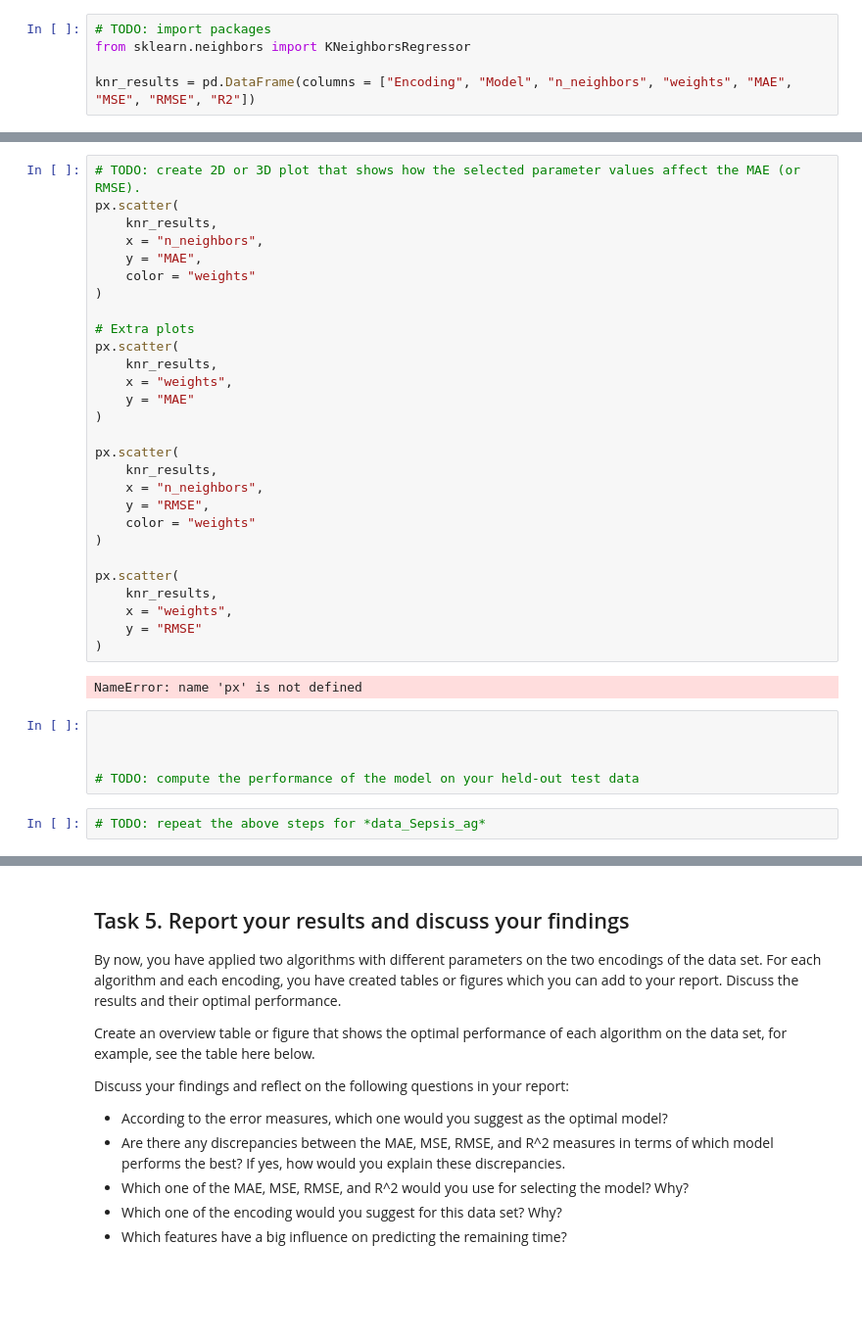
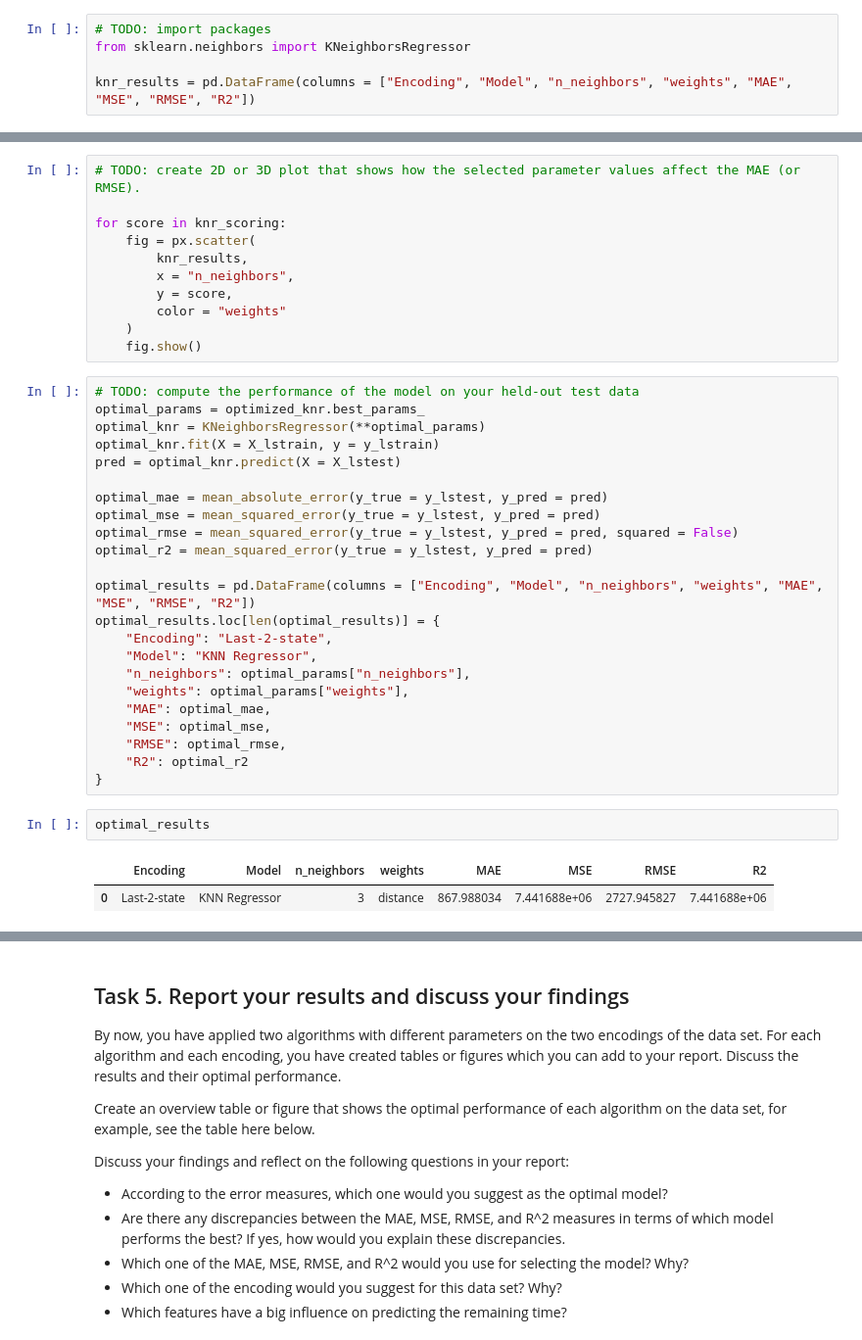
Before and after one commit to MacSuperior/APML-2, a Jupyter notebook: daniel-exploration2.ipynb, the cells around one changed output, grey strips where cells are left out. Shown: that part at 98% size. Saved outputs shown, nothing was run; the diff lists cells and outputs as text; blank space fills up the shorter version.

```diff
--- a/daniel-exploration2.ipynb
+++ b/daniel-exploration2.ipynb
@@ -535,37 +554,39 @@ NameError: name 'KFold' is not defined
 # %%
 # TODO: create 2D or 3D plot that shows how the selected parameter values affect the MAE (or RMSE).
-px.scatter(
-    knr_results,
-    x = "n_neighbors",
-    y = "MAE",
-    color = "weights"
-)
 
-# Extra plots
-px.scatter(
-    knr_results,
-    x = "weights",
-    y = "MAE"
-)
-
-px.scatter(
-    knr_results,
-    x = "n_neighbors",
-    y = "RMSE",
-    color = "weights"
-)
-
-px.scatter(
-    knr_results,
-    x = "weights",
-    y = "RMSE"
-)
+for score in knr_scoring:
+    fig = px.scatter(
+        knr_results,
+        x = "n_neighbors",
+        y = score,
+        color = "weights"
+    )
+    fig.show()
-# %% [output]
-NameError: name 'px' is not defined
-# %%
-
-
-
-# TODO: compute the performance of the model on your held-out test data
-# %%
-# TODO: repeat the above steps for *data_Sepsis_ag*
+# %%
+# TODO: compute the performance of the model on your held-out test data
+optimal_params = optimized_knr.best_params_
+optimal_knr = KNeighborsRegressor(**optimal_params)
+optimal_knr.fit(X = X_lstrain, y = y_lstrain)
+pred = optimal_knr.predict(X = X_lstest)
+
+optimal_mae = mean_absolute_error(y_true = y_lstest, y_pred = pred)
+optimal_mse = mean_squared_error(y_true = y_lstest, y_pred = pred)
+optimal_rmse = mean_squared_error(y_true = y_lstest, y_pred = pred, squared = False)
+optimal_r2 = mean_squared_error(y_true = y_lstest, y_pred = pred)
+
+optimal_results = pd.DataFrame(columns = ["Encoding", "Model", "n_neighbors", "weights", "MAE", "MSE", "RMSE", "R2"])
+optimal_results.loc[len(optimal_results)] = {
+    "Encoding": "Last-2-state",
+    "Model": "KNN Regressor",
+    "n_neighbors": optimal_params["n_neighbors"],
+    "weights": optimal_params["weights"],
+    "MAE": optimal_mae,
+    "MSE": optimal_mse,
+    "RMSE": optimal_rmse,
+    "R2": optimal_r2
+}
+# %%
+optimal_results
+# %% [output]
+|  | Encoding | Model | n_neighbors | weights | MAE | MSE | RMSE | R2 |
+| 0 | Last-2-state | KNN Regressor | 3 | distance | 867.988034 | 7.441688e+06 | 2727.945827 | 7.441688e+06 |
```
Also changed, not shown: parts of 15 cells of this notebook.
